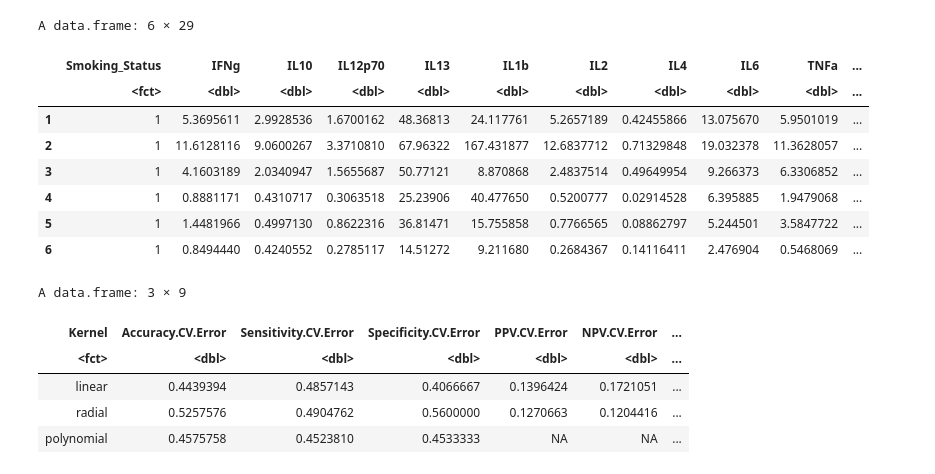
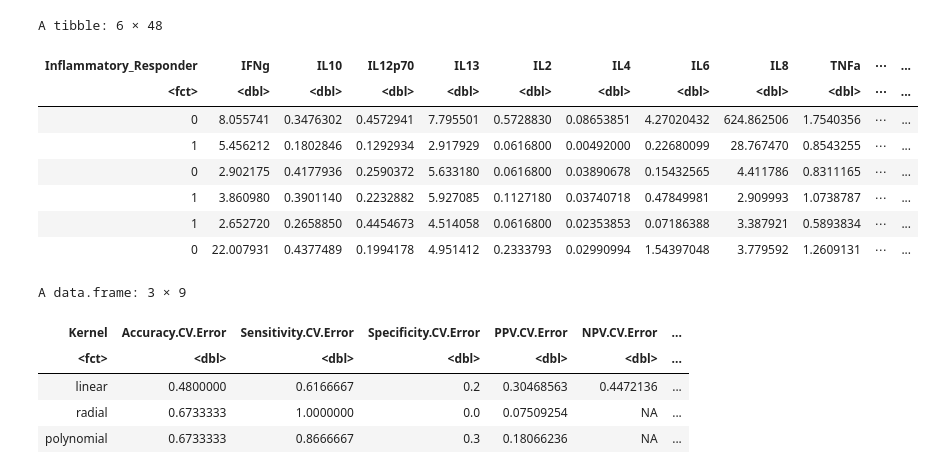
Before and after one commit to UNC-CEMALB/P1002_Ecig-Metabolomics-NELF, a Jupyter notebook: 2. Smoking Status Prediction/SVM.ipynb, the cells around one changed output. Saved outputs shown, nothing was run; the diff lists cells and outputs as text; code cells hidden in the pictures.

```diff
--- a/2. Smoking Status Prediction/SVM.ipynb
+++ b/2. Smoking Status Prediction/SVM.ipynb
@@ -54,0 +63,8 @@ The goal of this analysis is to use metabolites (right now just cytokines) [cont
+# %%
+# Need to impute missing data, but values distribution needs to be normalized first
+ozone_data = ozone_data %>%
+    mutate(Value = ifelse(Value == "NA", NA, as.numeric(Value))) %>%
+    #want to normalize within each category, since they're each on different scales (didn't make a diff. though)
+    group_by(Category) %>%
+    mutate(Value_log10 = log(Value))
+head(ozone_data)
@@ -54,0 +91,11 @@ The goal of this analysis is to use metabolites (right now just cytokines) [cont
+# %%
+#making response variables factors
+ozone_data$Inflammatory_Responder = factor(ozone_data$Inflammatory_Responder)
+ozone_data$Lung_Responder = factor(ozone_data$Lung_Responder)
+
+plasma_baseline_ozone_data = full_join(demographics_data, ozone_data) %>%
+    #only interested in plasma soluble mediators (cytokines/sterols) at baseline
+    filter(Sample_Type == "P" & Time_Point == "Pre") %>%
+    filter(Category == "Cytokine" | Category == "Sterol") %>%
+    select(-Sample_Type, -Time_Point)
+head(plasma_baseline_ozone_data)
@@ -54,0 +115,6 @@ The goal of this analysis is to use metabolites (right now just cytokines) [cont
+# %%
+#first pivoting wider to make the tbl_summary function work
+wider_data = pivot_wider(plasma_baseline_ozone_data %>%
+                         #need to remove to not have duplicate rows in wider df
+                         select(-Category), names_from = Variable, values_from = Value)
+head(wider_data)
@@ -55,21 +242,21 @@ The goal of this analysis is to use metabolites (right now just cytokines) [cont
 # %%
-#first making smoking status column binary denoted by 0 = non smoker and 1 = ecig user
-metabolomics_data = metabolomics_data %>%
-    #grepl is synonymous with "contains"
+#creating df for svm model
+svm_data = wider_data[,11:61] %>%
+    #need to figure out why these 2 variables keep throwing errors
+    select(-Lung_Responder, -Utero, -IL1b) %>%
     #necessary to put it into factor and relevel, so algorithm understands which data is considered baseline
-    mutate(Smoking_Status = relevel(factor(ifelse(grepl("Ecig", Smoking_Status), 1, 0)), ref = "0"))
-
-head(metabolomics_data)
+    mutate(Inflammatory_Responder = relevel(factor(ifelse(Inflammatory_Responder == "R", 1, 0)), ref = "0"))
+head(svm_data)
 # %% [output]
-A data.frame: 6 × 29
+A tibble: 6 × 48
-|  | Smoking_Status | IFNg | IL10 | IL12p70 | IL13 | IL1b | IL2 | IL4 | IL6 | TNFa | ... |
-|  | <fct> | <dbl> | <dbl> | <dbl> | <dbl> | <dbl> | <dbl> | <dbl> | <dbl> | <dbl> | ... |
-| 1 | 1 | 5.3695611 | 2.9928536 | 1.6700162 | 48.36813 | 24.117761 | 5.2657189 | 0.42455866 | 13.075670 | 5.9501019 | ... |
-| 2 | 1 | 11.6128116 | 9.0600267 | 3.3710810 | 67.96322 | 167.431877 | 12.6837712 | 0.71329848 | 19.032378 | 11.3628057 | ... |
-| 3 | 1 | 4.1603189 | 2.0340947 | 1.5655687 | 50.77121 | 8.870868 | 2.4837514 | 0.49649954 | 9.266373 | 6.3306852 | ... |
-| 4 | 1 | 0.8881171 | 0.4310717 | 0.3063518 | 25.23906 | 40.477650 | 0.5200777 | 0.02914528 | 6.395885 | 1.9479068 | ... |
-| 5 | 1 | 1.4481966 | 0.4997130 | 0.8622316 | 36.81471 | 15.755858 | 0.7766565 | 0.08862797 | 5.244501 | 3.5847722 | ... |
-| 6 | 1 | 0.8494440 | 0.4240552 | 0.2785117 | 14.51272 | 9.211680 | 0.2684367 | 0.14116411 | 2.476904 | 0.5468069 | ... |
+| Inflammatory_Responder | IFNg | IL10 | IL12p70 | IL13 | IL2 | IL4 | IL6 | IL8 | TNFa | ⋯ | ... |
+| <fct> | <dbl> | <dbl> | <dbl> | <dbl> | <dbl> | <dbl> | <dbl> | <dbl> | <dbl> | ⋯ | ... |
+| 0 | 8.055741 | 0.3476302 | 0.4572941 | 7.795501 | 0.5728830 | 0.08653851 | 4.27020432 | 624.862506 | 1.7540356 | ⋯ | ... |
+| 1 | 5.456212 | 0.1802846 | 0.1292934 | 2.917929 | 0.0616800 | 0.00492000 | 0.22680099 | 28.767470 | 0.8543255 | ⋯ | ... |
+| 0 | 2.902175 | 0.4177936 | 0.2590372 | 5.633180 | 0.0616800 | 0.03890678 | 0.15432565 | 4.411786 | 0.8311165 | ⋯ | ... |
+| 1 | 3.860980 | 0.3901140 | 0.2232882 | 5.927085 | 0.1127180 | 0.03740718 | 0.47849981 | 2.909993 | 1.0738787 | ⋯ | ... |
+| 1 | 2.652720 | 0.2658850 | 0.4454673 | 4.514058 | 0.0616800 | 0.02353853 | 0.07186388 | 3.387921 | 0.5893834 | ⋯ | ... |
+| 0 | 22.007931 | 0.4377489 | 0.1994178 | 4.951412 | 0.2333793 | 0.02990994 | 1.54397048 | 3.779592 | 1.2609131 | ⋯ | ... |
 # %%
 #model errors are calculated to assess the predictive accuracy of the model
 svm_classification_model_errors = function(dataset, model, outcome, pred_outcome, gamma_values, cost_values,
@@ -107,25 +294,27 @@ svm_classification_model_errors = function(dataset, model, outcome, pred_outcome
   #taking averages/sd
   errors = errors %>%
     summarise(`Accuracy CV Error` = mean(Accuracy), `Sensitivity CV Error` = mean(Sensitivity),
-              `Specificity CV Error` = mean(Specificity), `PPV CV Error` = mean(Pos.Pred.Value),
-              `NPV CV Error` = mean(Neg.Pred.Value), `Accuracy Std Error` = sd(Accuracy),
-              `Sensitivity Std Error` = sd(Sensitivity), `Specificity Std Error` = sd(Specificity),
-              `PPV CV Error` = sd(Pos.Pred.Value), `NPV CV Error` = sd(Neg.Pred.Value))
+              `Specificity CV Error` = mean(Specificity),
+              #`PPV CV Error` = mean(Pos.Pred.Value), `NPV CV Error` = mean(Neg.Pred.Value),
+              `Accuracy Std Error` = sd(Accuracy),`Sensitivity Std Error` = sd(Sensitivity),
+              `Specificity Std Error` = sd(Specificity),
+              #`PPV CV Error` = sd(Pos.Pred.Value), `NPV CV Error` = sd(Neg.Pred.Value)
+             )
 
   return(errors)
 }
 
 #calling fn
 #linear kernel
-svm_linear = svm_classification_model_errors(metabolomics_data, "linear", "Smoking_Status", "pred_Smoking_Status",
+svm_linear = svm_classification_model_errors(svm_data, "linear", "Inflammatory_Responder", "pred_Inflammatory_Responder",
                                              0.035, 1:5, seq(0,1,0.2))
 #radial
-svm_radial = svm_classification_model_errors(metabolomics_data, "radial", "Smoking_Status", "pred_Smoking_Status",
+svm_radial = svm_classification_model_errors(svm_data, "radial", "Inflammatory_Responder", "pred_Inflammatory_Responder",
                                              0.035, 1:5, seq(0,1,0.2))
 #polynomial
 #elison value is fixed at 0.1, but I left it so I didn't have to create a new function
-svm_polynomial = svm_classification_model_errors(metabolomics_data, "polynomial", "Smoking_Status",
-                                             "pred_Smoking_Status", 0.035, 1:5, 0.1)
+svm_polynomial = svm_classification_model_errors(svm_data, "polynomial", "Inflammatory_Responder",
+                                             "pred_Inflammatory_Responder", 0.035, 1:5, 0.1)
 
 #creating one combined df
 final_df = data.frame(rbind(svm_linear, svm_radial, svm_polynomial))
@@ -135,6 +324,6 @@ final_df
 A data.frame: 3 × 9
 | Kernel | Accuracy.CV.Error | Sensitivity.CV.Error | Specificity.CV.Error | PPV.CV.Error | NPV.CV.Error | ... |
 | <fct> | <dbl> | <dbl> | <dbl> | <dbl> | <dbl> | ... |
-| linear | 0.4439394 | 0.4857143 | 0.4066667 | 0.1396424 | 0.1721051 | ... |
-| radial | 0.5257576 | 0.4904762 | 0.5600000 | 0.1270663 | 0.1204416 | ... |
-| polynomial | 0.4575758 | 0.4523810 | 0.4533333 | NA | NA | ... |
+| linear | 0.4800000 | 0.6166667 | 0.2 | 0.30468563 | 0.4472136 | ... |
+| radial | 0.6733333 | 1.0000000 | 0.0 | 0.07509254 | NA | ... |
+| polynomial | 0.6733333 | 0.8666667 | 0.3 | 0.18066236 | NA | ... |
```
Also changed, not shown: parts of 27 cells of this notebook.
